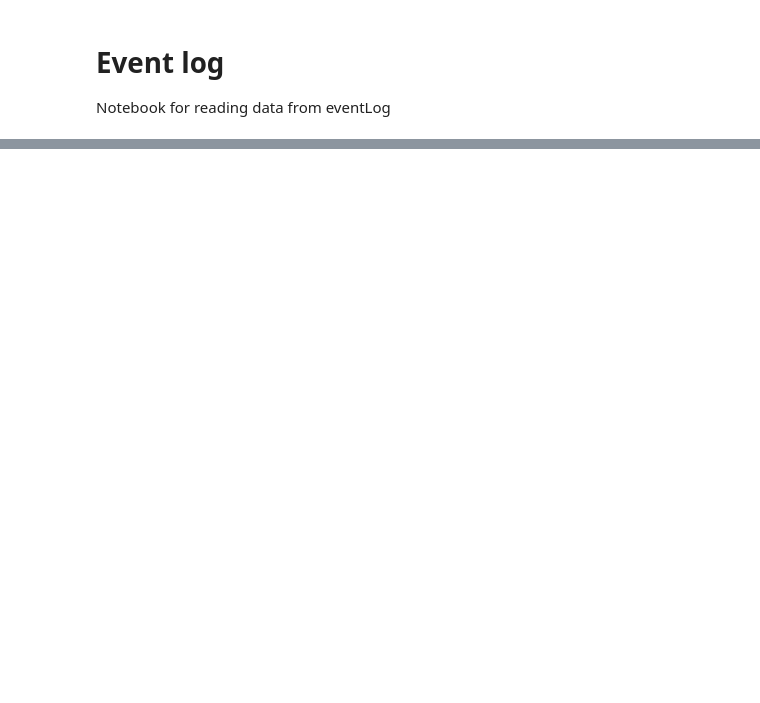
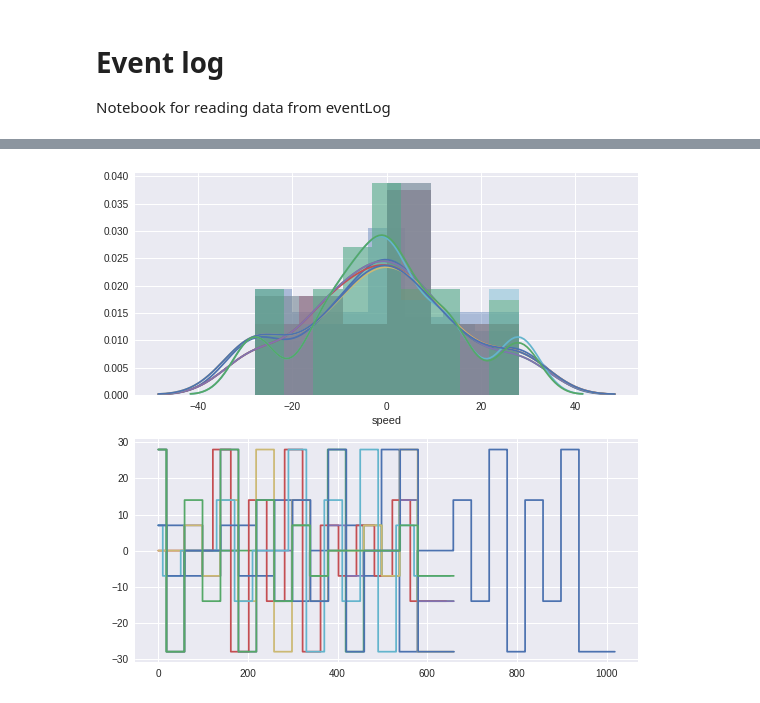
Before and after one commit to alTeska/VR_Acuity, a Jupyter notebook: notebooks/EventLog.ipynb, the cells around one changed output, grey strips where cells are left out. Cells and saved outputs as stored; diff of their text form; code cells hidden in the pictures; blank space fills up the shorter version.

```diff
--- a/notebooks/EventLog.ipynb
+++ b/notebooks/EventLog.ipynb
@@ -140,0 +161,29 @@ print(DFV)
+# %%
+DFV = {}
+DFS = {}
+
+for i in range(0, len(fname)):
+    DFV[i] = index_df(DFVis[i])
+    DFS[i] = index_df(DFSpe[i])
+
+#print(DFV[1])
+#print(DFS[1])
+
+# merging into one table of df
+df = {}
+for i in range(0, len(fname)):
+    df[i] = pd.concat([eventlog[i], DFV[i].visible], axis=1)
+    df[i] = pd.concat([df[i]      , DFS[i].speed]  , axis=1)
+    df[i].fillna(method='pad', inplace=True)
+# %%
+# grid velocity plots for all experiments
+fig = plt.figure(figsize=(9,9))
+
+ax1 = fig.add_subplot(211)
+ax2 = fig.add_subplot(212)
+
+for i in range(0, len(fname)):
+    sns.distplot(df[i].speed, ax=ax1)
+    ax2.plot    (df[i].Time , df[i].speed)
+# %% [output]
+[figure, added]
```
Also changed, not shown: parts of 9 cells of this notebook, 1 other file.
